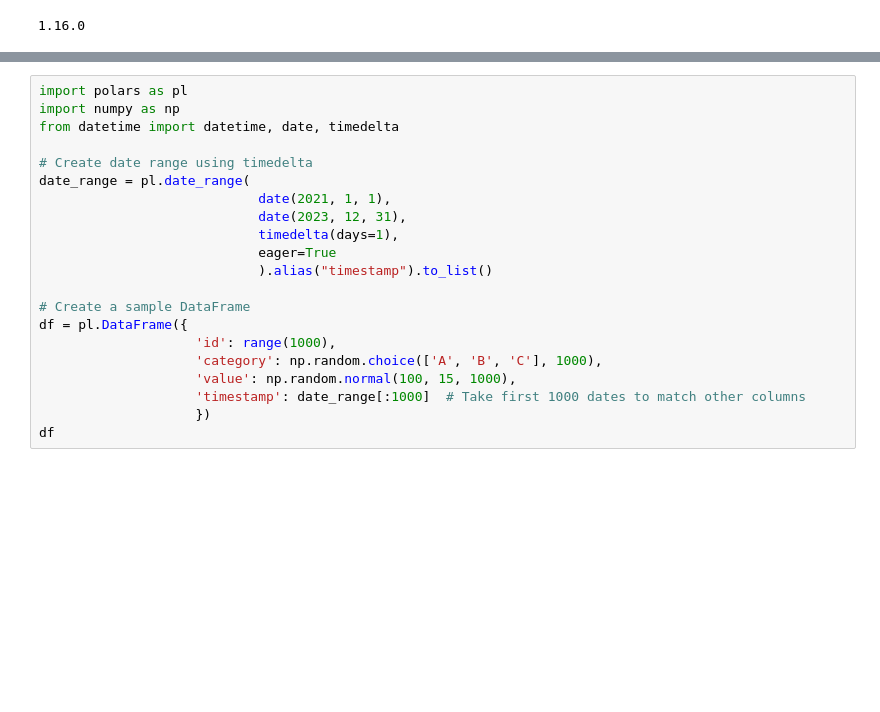
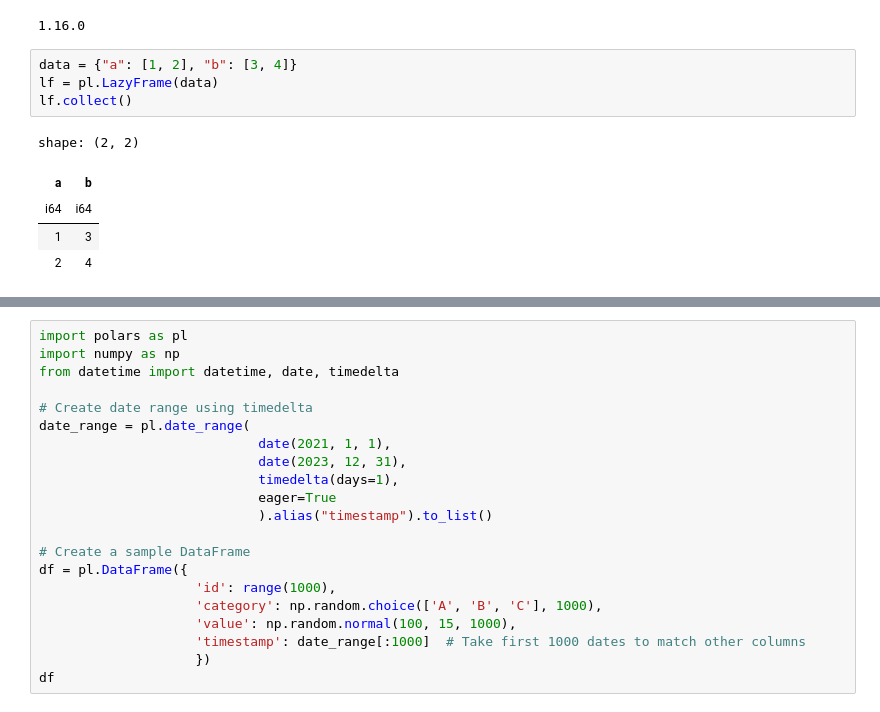
Before and after one commit to Frenz86/PolarsColab2025, a Jupyter notebook: 00_LazyDataframe.ipynb, the cells around one changed output, grey strips where cells are left out. Cells and saved outputs as stored; diff of their text form; blank space fills up the shorter version.

```diff
--- a/00_LazyDataframe.ipynb
+++ b/00_LazyDataframe.ipynb
@@ -8,3 +8,13 @@ from datetime import datetime
 print(pl.__version__)
 # %% [output]
 1.16.0
+# %%
+data = {"a": [1, 2], "b": [3, 4]}
+lf = pl.LazyFrame(data)
+lf.collect()
+# %% [output]
+shape: (2, 2)
+| a | b |
+| i64 | i64 |
+| 1 | 3 |
+| 2 | 4 |
```
Also changed, not shown: parts of 1 cell of this notebook, 1 other file.
